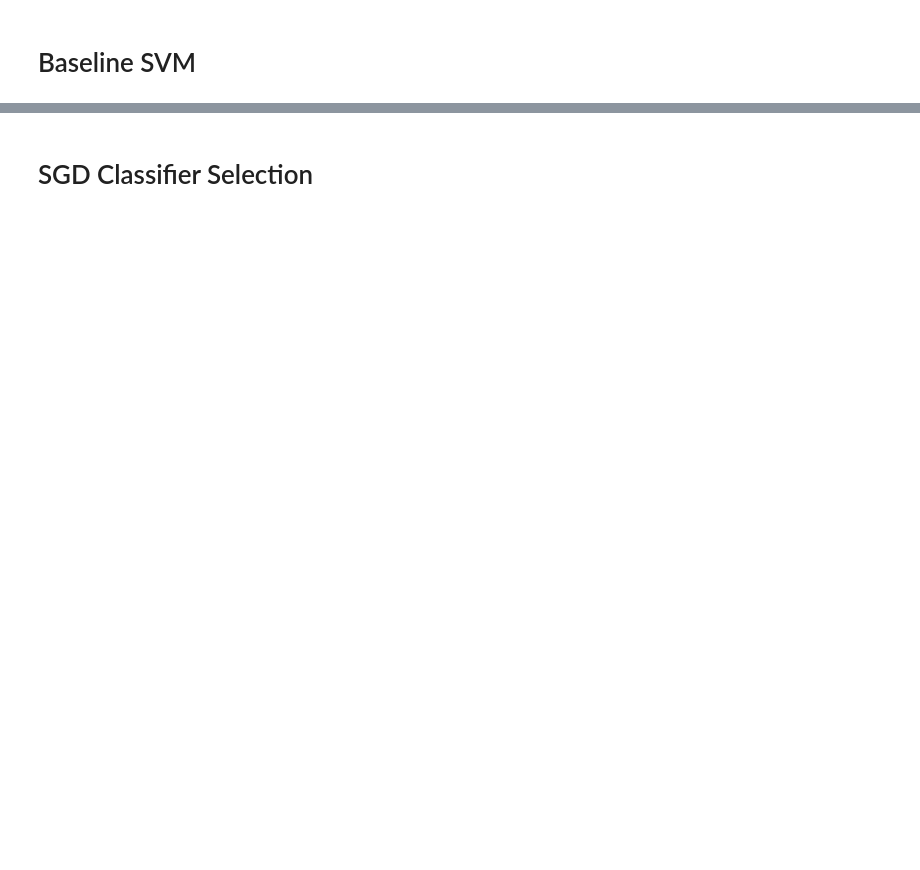
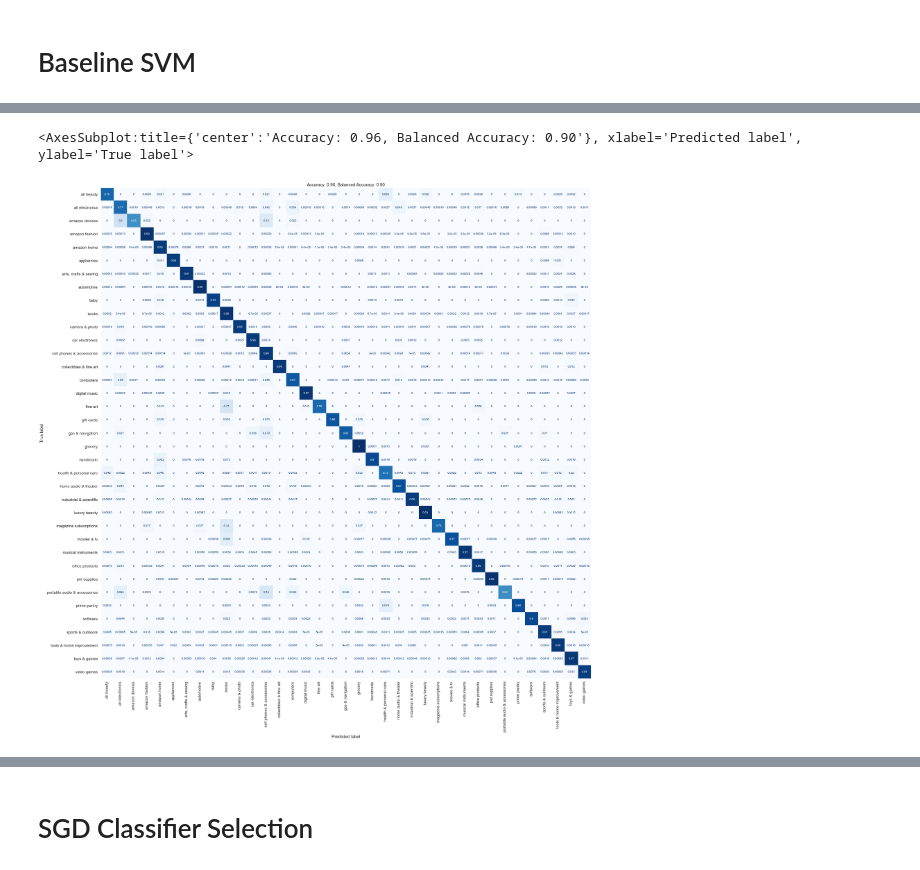
Before and after one commit to ndgigliotti/amazon-product-classifier, a Jupyter notebook: main.ipynb, the cells around one changed output, grey strips where cells are left out. Cells and saved outputs as stored; diff of their text form; code cells hidden in the pictures; blank space fills up the shorter version.

Commit message:
arrive at final model

```diff
--- a/main.ipynb
+++ b/main.ipynb
@@ -457,7 +871,12 @@ Pipeline(memory='pipeline_cache',
 [interactive output not drawn]
 # %%
 def plot_confusion_matrix(
-    estimator, X_test, y_test, xticks_rotation="vertical", **kwargs
+    estimator,
+    X_test=X_test,
+    y_test=y_test,
+    dst=None,
+    xticks_rotation="vertical",
+    **kwargs,
 ):
     ax = plotting.confusion_matrix(
         estimator,
@@ -470,8 +889,8 @@ def plot_confusion_matrix(
     acc = accuracy_score(y_test, y_pred)
     bal_acc = balanced_accuracy_score(y_test, y_pred)
     ax.set_title(f"Accuracy: {acc:.2f}, Balanced Accuracy: {bal_acc:.2f}", pad=5)
+    if isinstance(dst, str):
+        plt.savefig(dst)
     return ax
 # %% [output]
 [interactive output not drawn]
-# %%
-pipe.fit_transform(X_train, y_train)
@@ -481,7 +922,11 @@ KeyboardInterrupt:
 # %% [markdown]
 # Baseline SVM
 # %%
-sgd = SGDClassifier(loss="hinge", class_weight="balanced", n_jobs=-1)
+sgd = SGDClassifier(
+    loss="hinge",
+    class_weight="balanced",
+    n_jobs=-1,
+)
 
 pipe.set_params(cls=sgd)
 # %% [output]
@@ -499,0 +939,8 @@ plot_confusion_matrix(pipe, X_test, y_test)
+# %%
+if "svm_1" in FIT_MODELS:
+    pipe.fit(X_train, y_train)
+    joblib.dump(pipe, "models/svm_1.joblib", compress=True)
+
+else:
+    pipe = joblib.load("models/svm_1.joblib")
+pipe
@@ -499,0 +959,5 @@ plot_confusion_matrix(pipe, X_test, y_test)
+# %%
+plot_confusion_matrix(pipe, dst="figures/svm_1_cm.svg")
+# %% [output]
+<AxesSubplot:title={'center':'Accuracy: 0.96, Balanced Accuracy: 0.90'}, xlabel='Predicted label', ylabel='True label'>
+[figure, added]
```
Also changed, not shown: parts of 130 cells of this notebook.
